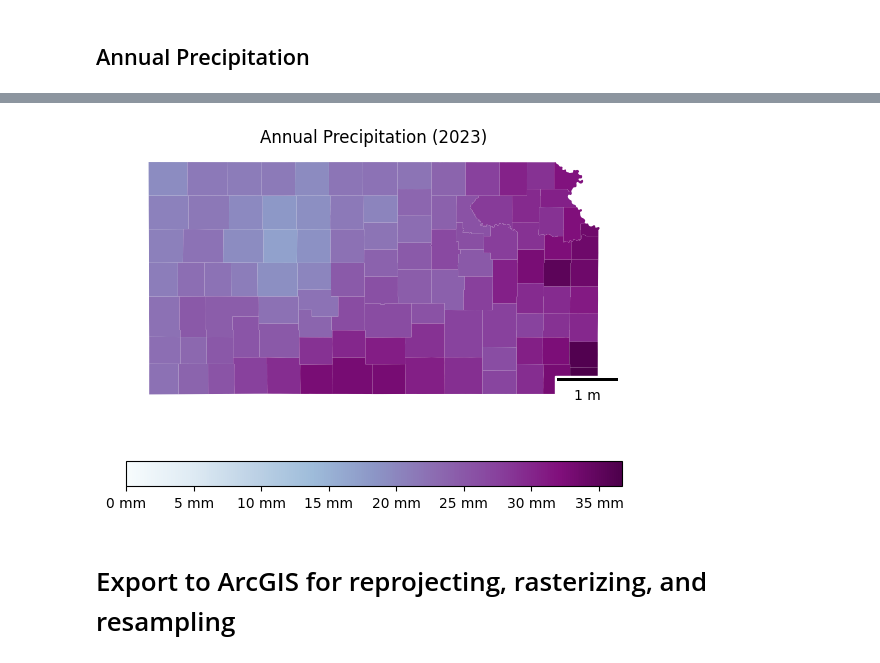
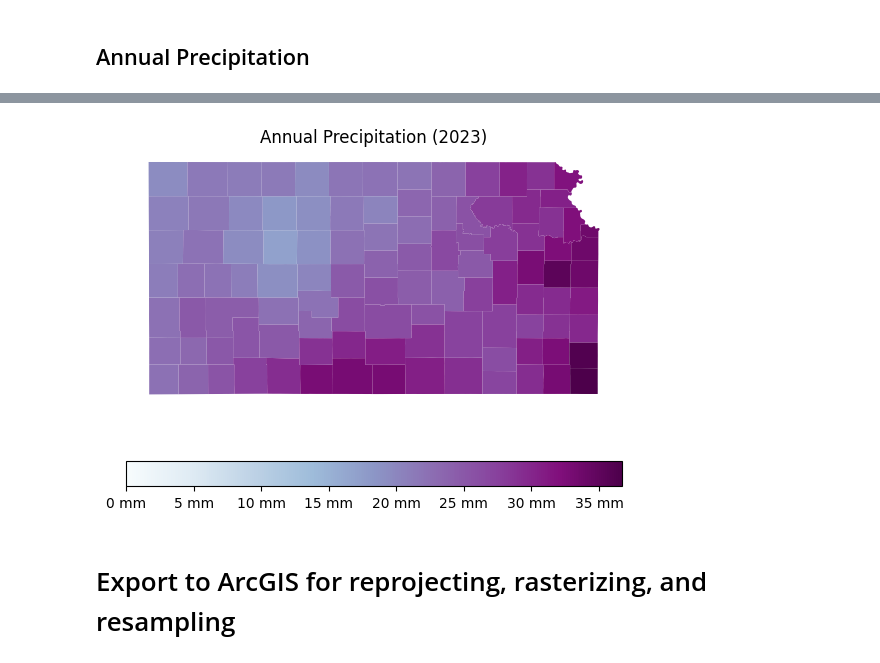
Before and after one commit to chad-fisher/KansasWind, a Jupyter notebook: KansasWindfarms.ipynb, the cells around one changed output, grey strips where cells are left out. Cells and saved outputs as stored; diff of their text form; code cells hidden in the pictures.

```diff
--- a/KansasWindfarms.ipynb
+++ b/KansasWindfarms.ipynb
@@ -531,13 +530,12 @@ KS_counties_precip = KS_counties.merge(annual_precip, left_on='NAME',right_on='C
 # %%
 # Plot precipitation data
 fig,ax=plt.subplots()
-KS_counties_precip.plot(column='Total',legend=True,legend_kwds={'location':'bottom','format':'%i mm'},cmap='BuPu',ax=ax,vmin=0)
+KS_counties_precip.to_crs(epsg=3857).plot(column='Total',legend=True,legend_kwds={'location':'bottom','format':'%i mm'},cmap='BuPu',ax=ax,vmin=0)
 ax.axis('off')
 plt.title('Annual Precipitation (2023)',fontdict={'fontsize': 12})
-ax.add_artist(ScaleBar(1,location='lower right'))
 fig.savefig('Precipitation.png')
 # %% [output]
-[figure, old version]
+[figure, new version]
 # %% [markdown]
 # Export to ArcGIS for reprojecting, rasterizing, and resampling
 # %%
```
Also changed, not shown: parts of 13 cells of this notebook.
